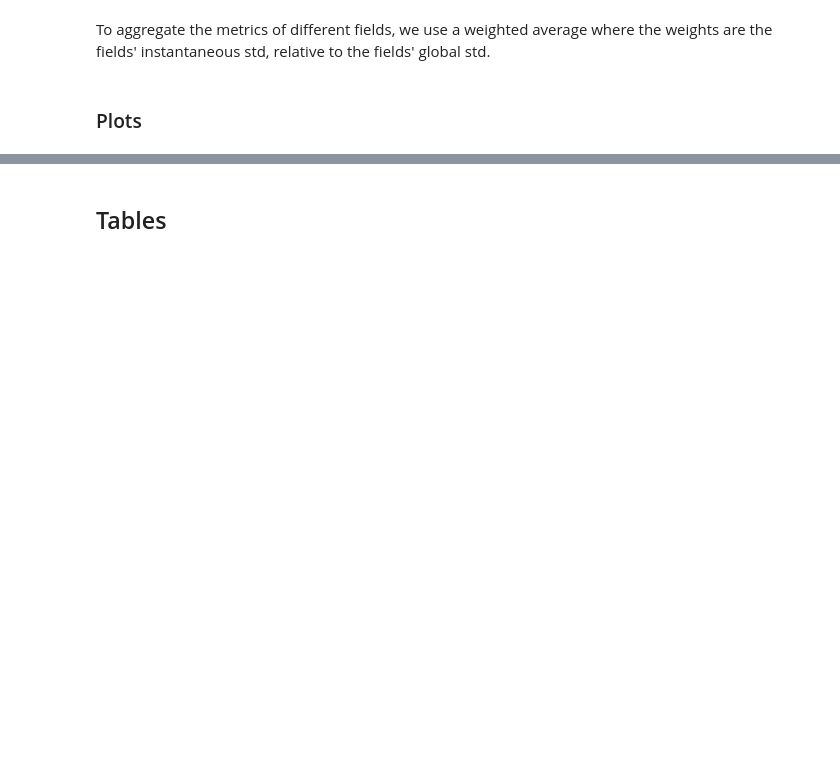
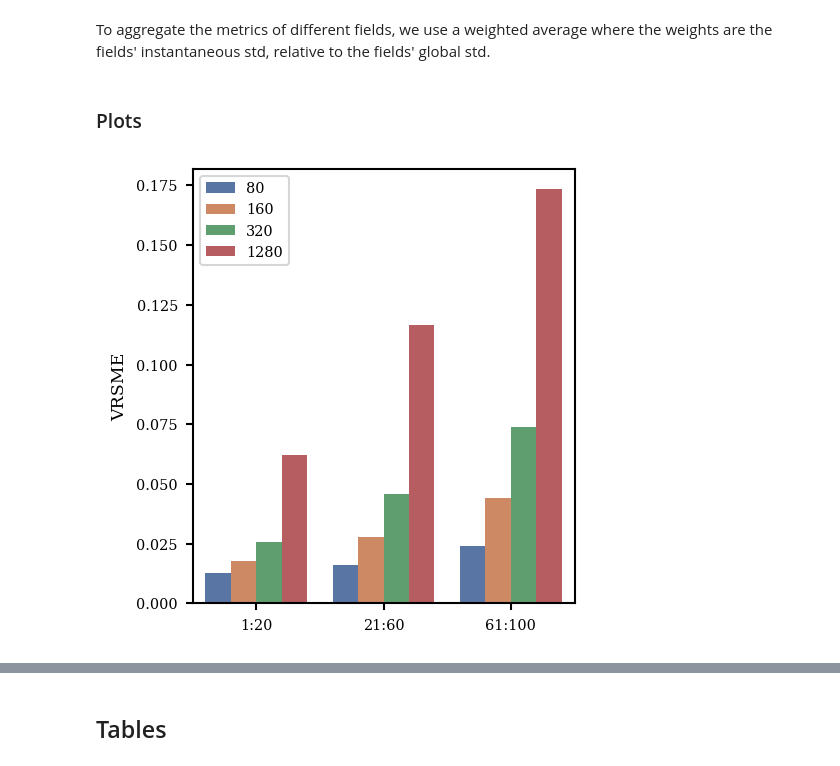
Before and after one commit to ksimotas/lola, a Jupyter notebook: experiments/euler/figures.ipynb, the cells around one changed output, grey strips where cells are left out. Drawn from its saved outputs; the diff is of its cells as text; code cells hidden in the pictures; blank space fills up the shorter version.

```diff
--- a/experiments/euler/figures.ipynb
+++ b/experiments/euler/figures.ipynb
@@ -105,4 +103,29 @@ def weighted_mean(x):
     return np.mean(x * w) / np.mean(w)
 # %% [markdown]
 ### Plots
+# %%
+table = df[df["method"] == "autoencoder"]
+
+fig = plt.figure(figsize=(3.2, 3.2))
+
+ax = sb.barplot(
+    table,
+    x="horizon",
+    y="vrmse",
+    hue="compression",
+    estimator=weighted_mean,
+    errorbar=None,
+    palette=sb.color_palette("deep", 4),
+)
+
+ax.get_legend().set_title(None)
+
+ax.set_xlabel(None)
+ax.set_ylabel("VRSME")
+
+fig.tight_layout(pad=0.33)
+
+plt.savefig("ae_euler.pdf", dpi=300, transparent=True)
+# %% [output]
+[figure, added]
 # %%
```
Also changed, not shown: parts of 5 cells of this notebook, 1 other file.
